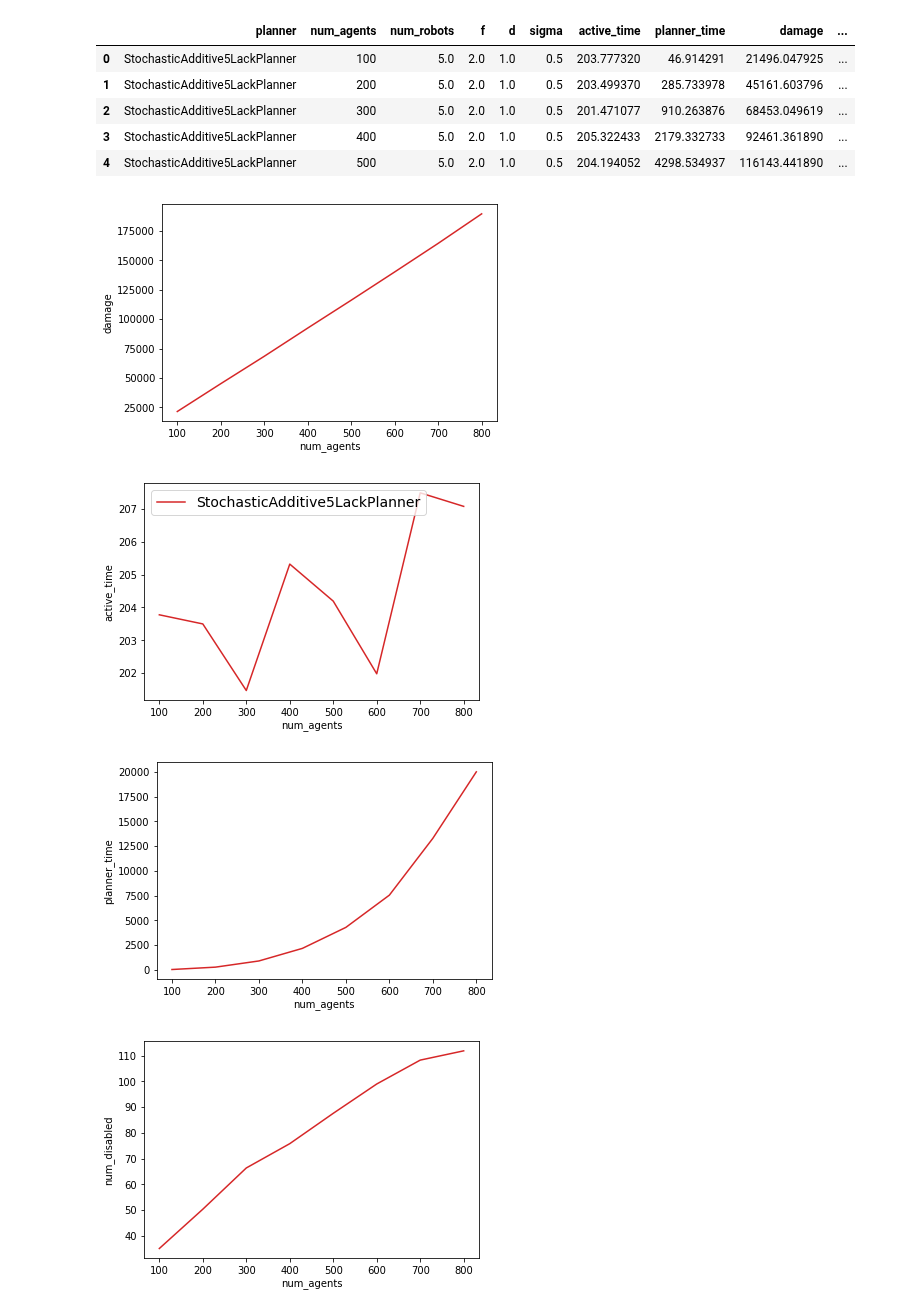
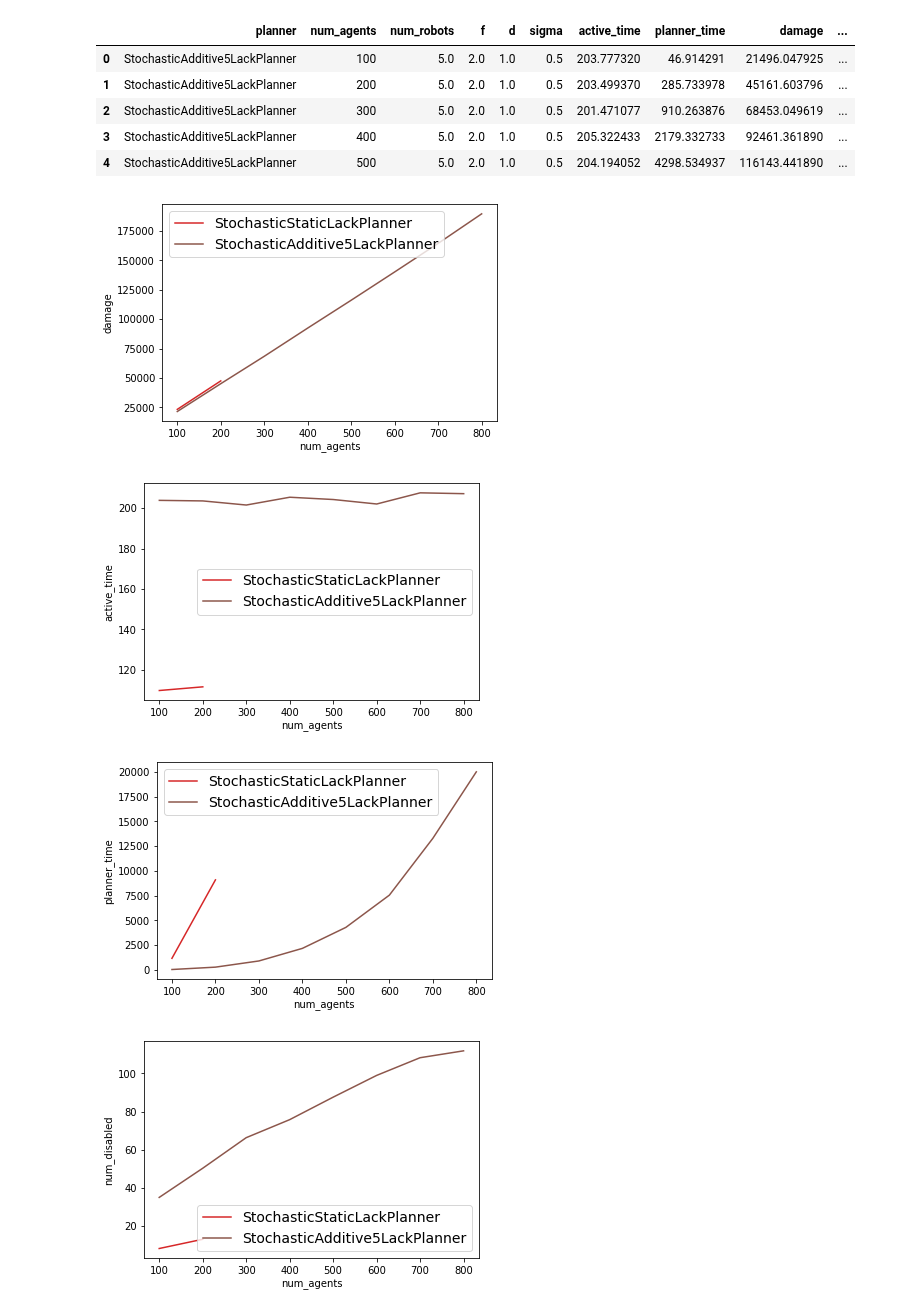
Before and after one commit to Elilgo324/dsd, a Jupyter notebook: experiments/stochastic/agents.ipynb, the cells around one changed output. Cells and saved outputs as stored; diff of their text form; code cells hidden in the pictures.

```diff
--- a/experiments/stochastic/agents.ipynb
+++ b/experiments/stochastic/agents.ipynb
@@ -16,7 +16,7 @@ results.head()
 | 3 | StochasticAdditive5LackPlanner | 400 | 5.0 | 2.0 | 1.0 | 0.5 | 205.322433 | 2179.332733 | 92461.361890 | ... |
 | 4 | StochasticAdditive5LackPlanner | 500 | 5.0 | 2.0 | 1.0 | 0.5 | 204.194052 | 4298.534937 | 116143.441890 | ... |
 # %%
-planners_names = ['StochasticAdditive5LackPlanner']
+planners_names = ['StochasticStaticLackPlanner', 'StochasticAdditive5LackPlanner']
 
 colors = ['tab:red','tab:brown','tab:blue','tab:green','navajowhite','burlywood','tab:orange']
 
@@ -24,25 +24,25 @@ planners_results = [results.loc[results['planner']==name] for name in planners_n
 # %%
 Y = ['damage', 'active_time', 'planner_time', 'num_disabled']
 X = ['num_agents' for y in Y]
 
 for i in range(len(Y)):
     x = X[i]
     y = Y[i]
 
     plt.xlabel(x)
     plt.ylabel(y)
 
     for j in range(len(planners_results)):
         r = planners_results[j]
         plt.plot(list(r[x]),list(r[y]), c=colors[j])
 
-    if i == 1:
-        plt.legend(planners_names, fontsize='14')
+    # if i == 1:
+    plt.legend(planners_names, fontsize='14')
 
     plt.savefig(f'./plots/{x}-{y}.png')
     plt.show()
 # %% [output]
-[figure, old version]
+[figure, new version]
-[figure, old version]
+[figure, new version]
-[figure, old version]
+[figure, new version]
-[figure, old version]
+[figure, new version]
```
Also changed, not shown: 2 other files.
